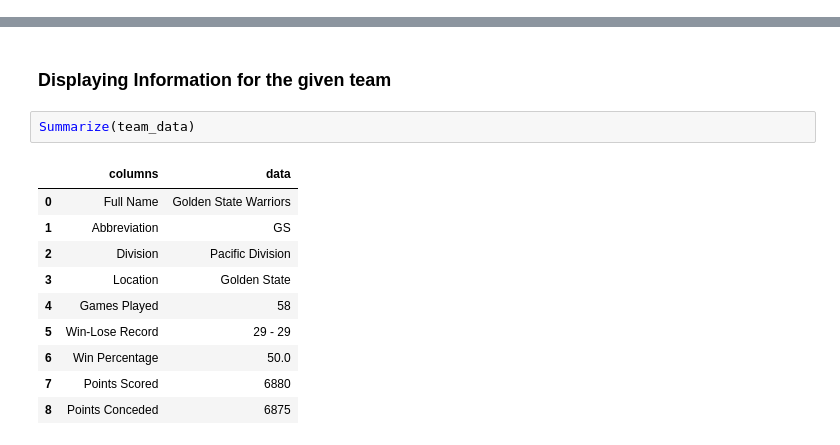
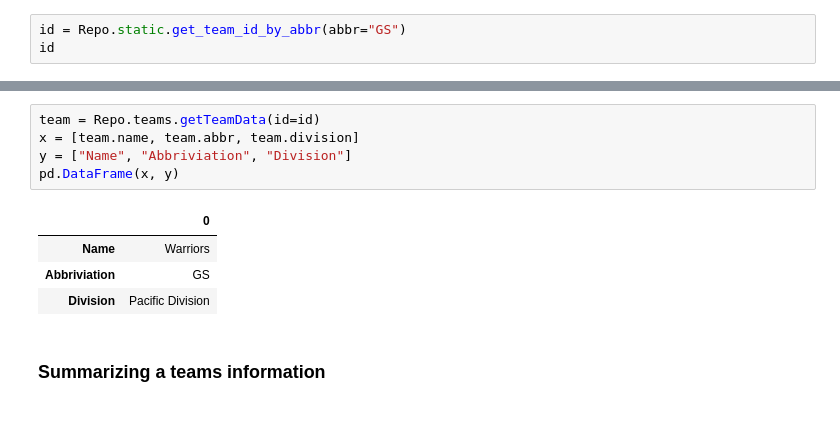
Before and after one commit to Tadiwr/Nba-Dashboard, a Jupyter notebook: playground.ipynb, the cells around one changed output, grey strips where cells are left out. Saved outputs shown, nothing was run; the diff lists cells and outputs as text; blank space fills up the shorter version.

```diff
--- a/playground.ipynb
+++ b/playground.ipynb
@@ -0,0 +7,3 @@
+# %%
+id = Repo.static.get_team_id_by_abbr(abbr="GS")
+id
@@ -12,15 +14,12 @@ team_data.stats.games_played
-# %% [markdown]
-### Displaying Information for the given team
-# %%
-Summarize(team_data)
-# %% [output]
-|  | columns | data |
-| 0 | Full Name | Golden State Warriors |
-| 1 | Abbreviation | GS |
-| 2 | Division | Pacific Division |
-| 3 | Location | Golden State |
-| 4 | Games Played | 58 |
-| 5 | Win-Lose Record | 29 - 29 |
-| 6 | Win Percentage | 50.0 |
-| 7 | Points Scored | 6880 |
-| 8 | Points Conceded | 6875 |
+# %%
+team = Repo.teams.getTeamData(id=id)
+x = [team.name, team.abbr, team.division]
+y = ["Name", "Abbriviation", "Division"]
+pd.DataFrame(x, y)
+# %% [output]
+|  | 0 |
+| Name | Warriors |
+| Abbriviation | GS |
+| Division | Pacific Division |
+# %% [markdown]
+### Summarizing a teams information
```
Also changed, not shown: parts of 23 cells of this notebook, 11 other files.
